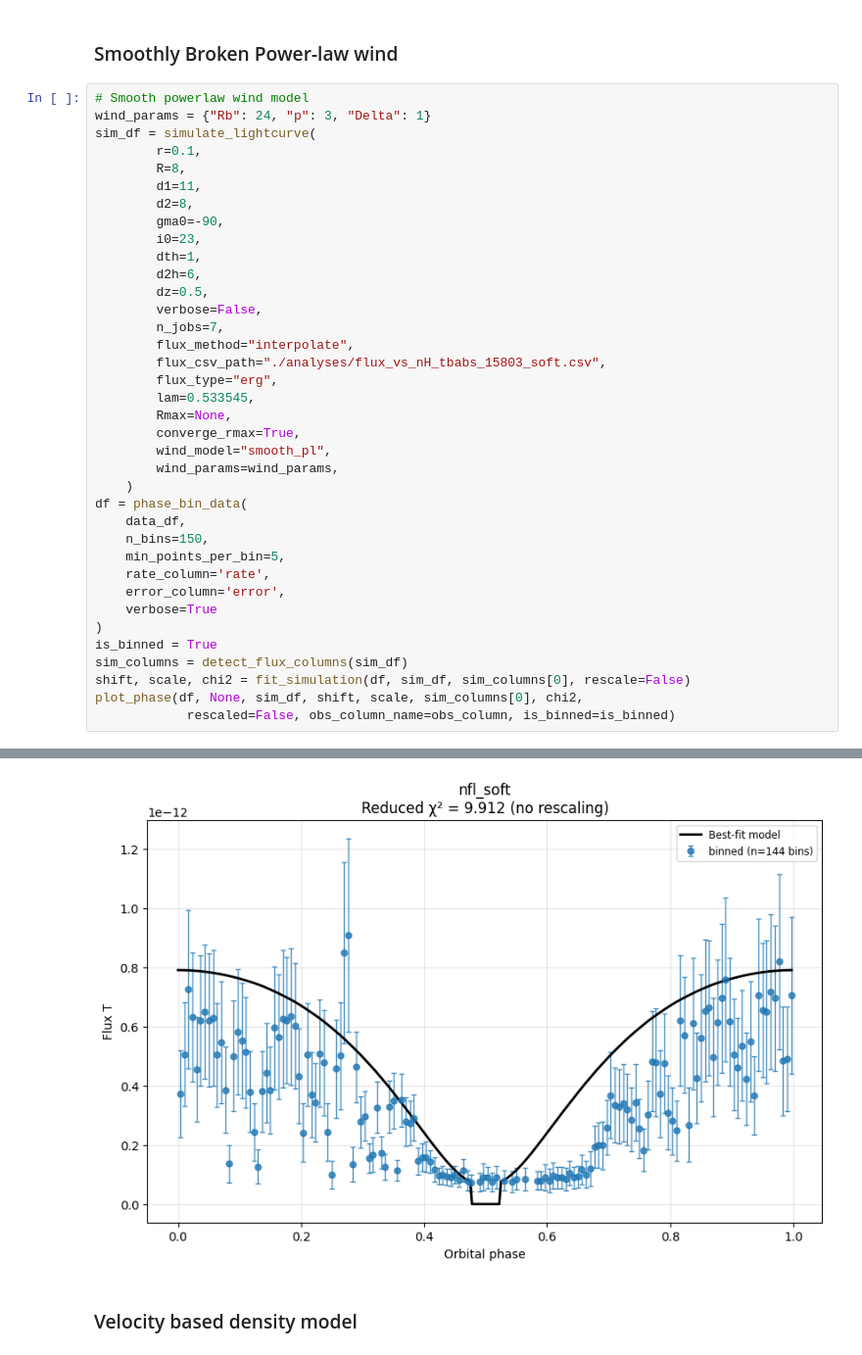
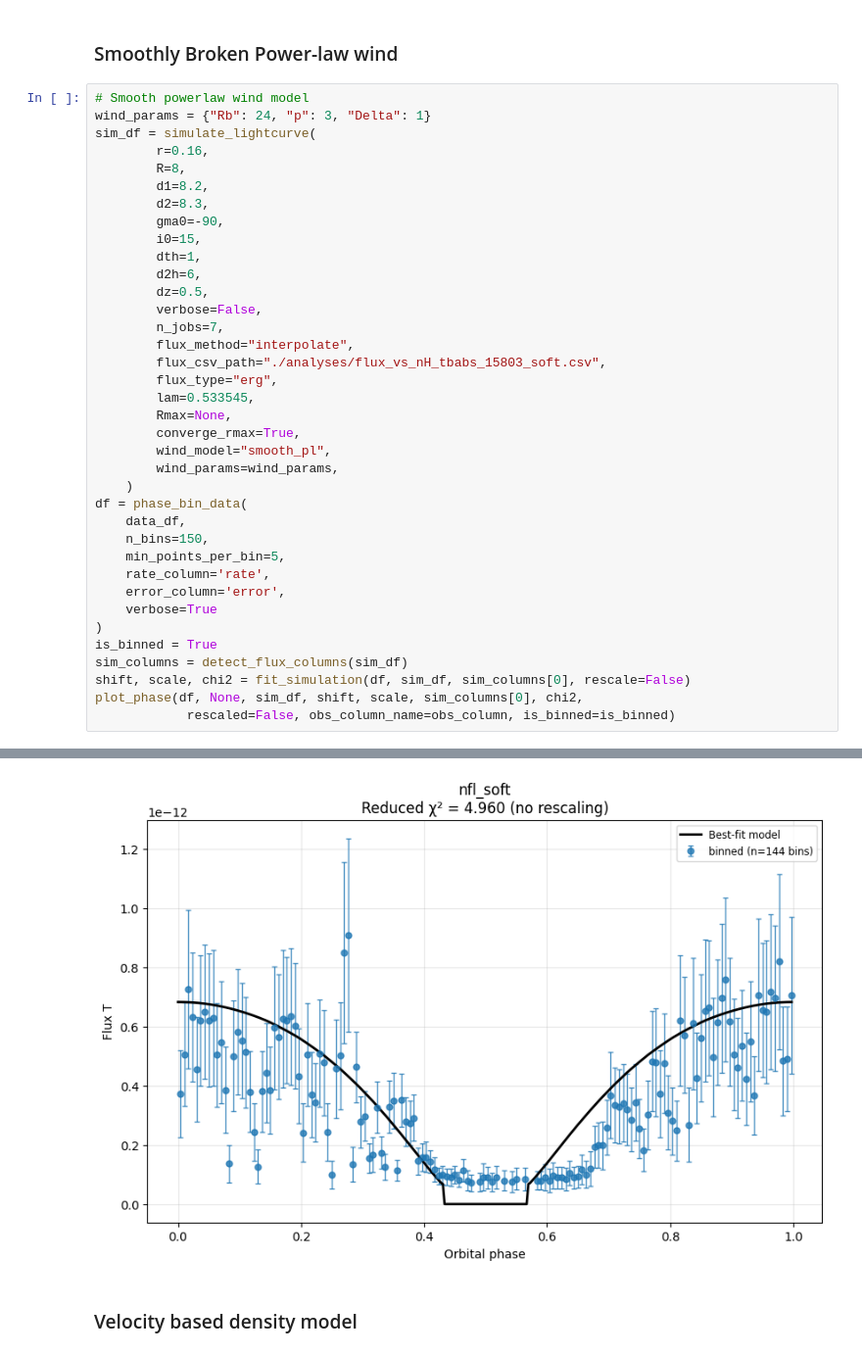
Before and after one commit to Ruchit10/XRB_LightCurve, a Jupyter notebook: xrb_toy_wind_models.ipynb, the cells around one changed output, grey strips where cells are left out. Shown at 98% size. Saved outputs shown, nothing was run; the diff lists cells and outputs as text.

```diff
--- a/xrb_toy_wind_models.ipynb
+++ b/xrb_toy_wind_models.ipynb
@@ -40,12 +40,12 @@ Removed 131 zero/NaN flux data points (1367 remaining)
 # Smooth powerlaw wind model
 wind_params = {"Rb": 24, "p": 3, "Delta": 1}
 sim_df = simulate_lightcurve(
-        r=0.1,
+        r=0.16,
         R=8,
-        d1=11,
-        d2=8,
+        d1=8.2,
+        d2=8.3,
         gma0=-90,
-        i0=23,
+        i0=15,
         dth=1,
         d2h=6,
         dz=0.5,
@@ -82,4 +82,4 @@ Chi-square (no rescaling):
-[figure, old version]
+[figure, new version]
 # %% [markdown]
 ### Velocity based density model
 # %%
```
Also changed, not shown: parts of 1 cell of this notebook, 4 other files.
